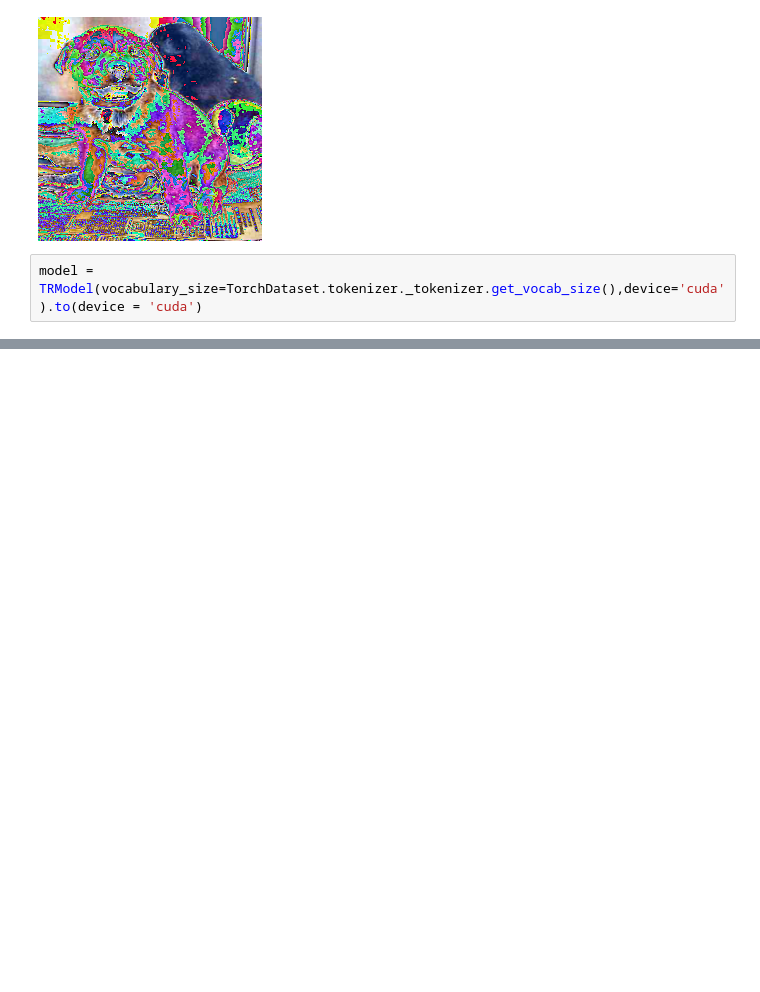
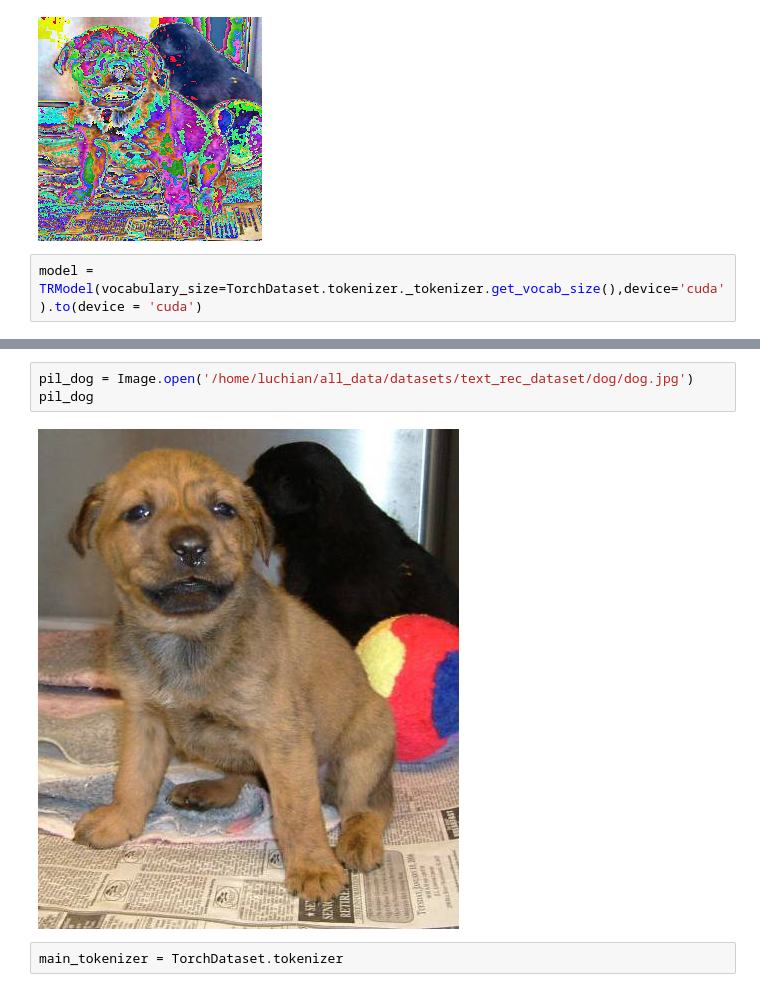
Before and after one commit to LuchianPeledutse/Projects, a Jupyter notebook: TextRecognition/model/Training.ipynb, the cells around one changed output, grey strips where cells are left out. Cells and saved outputs as stored; diff of their text form; blank space fills up the shorter version.

```diff
--- a/TextRecognition/model/Training.ipynb
+++ b/TextRecognition/model/Training.ipynb
@@ -459 +458,8 @@ Epoch #551 | Train loss: 0.01013
+# %%
+pil_dog = Image.open('/home/luchian/all_data/datasets/text_rec_dataset/dog/dog.jpg')
+pil_dog
+# %% [output]
+[figure, added]
+# %%
+main_tokenizer = TorchDataset.tokenizer
 # %%
```
Also changed, not shown: parts of 9 cells of this notebook.
